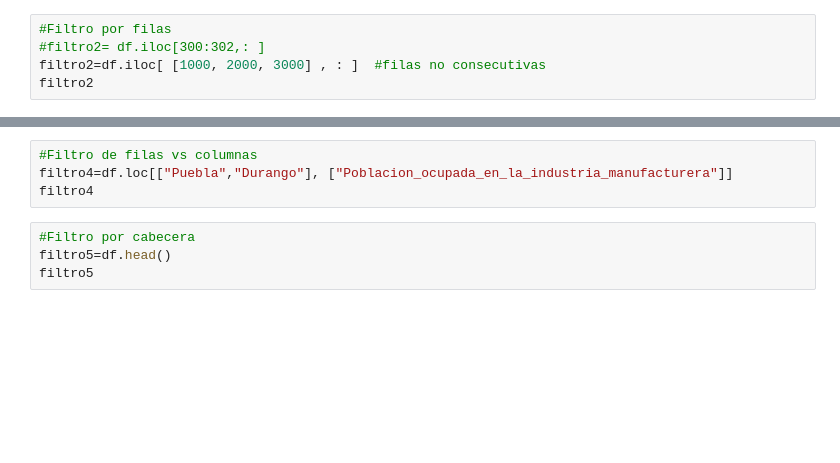
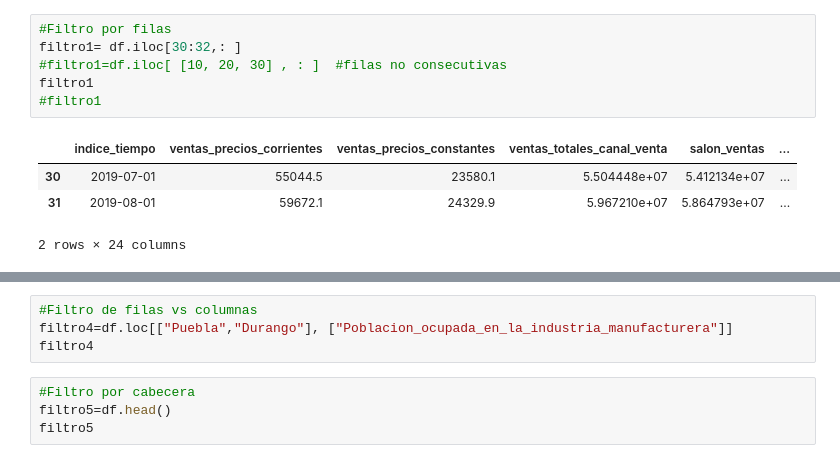
Before and after one commit to MaferLedmar/Reto-1, a Jupyter notebook: 2_Extracción_de_datos.ipynb, the cells around one changed output, grey strips where cells are left out. Saved outputs shown, nothing was run; the diff lists cells and outputs as text; blank space fills up the shorter version.

```diff
--- a/2_Extracción_de_datos.ipynb
+++ b/2_Extracción_de_datos.ipynb
@@ -32,7 +77,13 @@ filtro1
 # %%
 #Filtro por filas
-#filtro2= df.iloc[300:302,: ]
-filtro2=df.iloc[ [1000, 2000, 3000] , : ]  #filas no consecutivas
-filtro2
+filtro1= df.iloc[30:32,: ]
+#filtro1=df.iloc[ [10, 20, 30] , : ]  #filas no consecutivas
+filtro1
+#filtro1
+# %% [output]
+|  | indice_tiempo | ventas_precios_corrientes | ventas_precios_constantes | ventas_totales_canal_venta | salon_ventas | ... |
+| 30 | 2019-07-01 | 55044.5 | 23580.1 | 5.504448e+07 | 5.412134e+07 | ... |
+| 31 | 2019-08-01 | 59672.1 | 24329.9 | 5.967210e+07 | 5.864793e+07 | ... |
+2 rows × 24 columns
 # %%
 #Filtro por columnas
```
Also changed, not shown: parts of 5 cells of this notebook, 1 other file.
